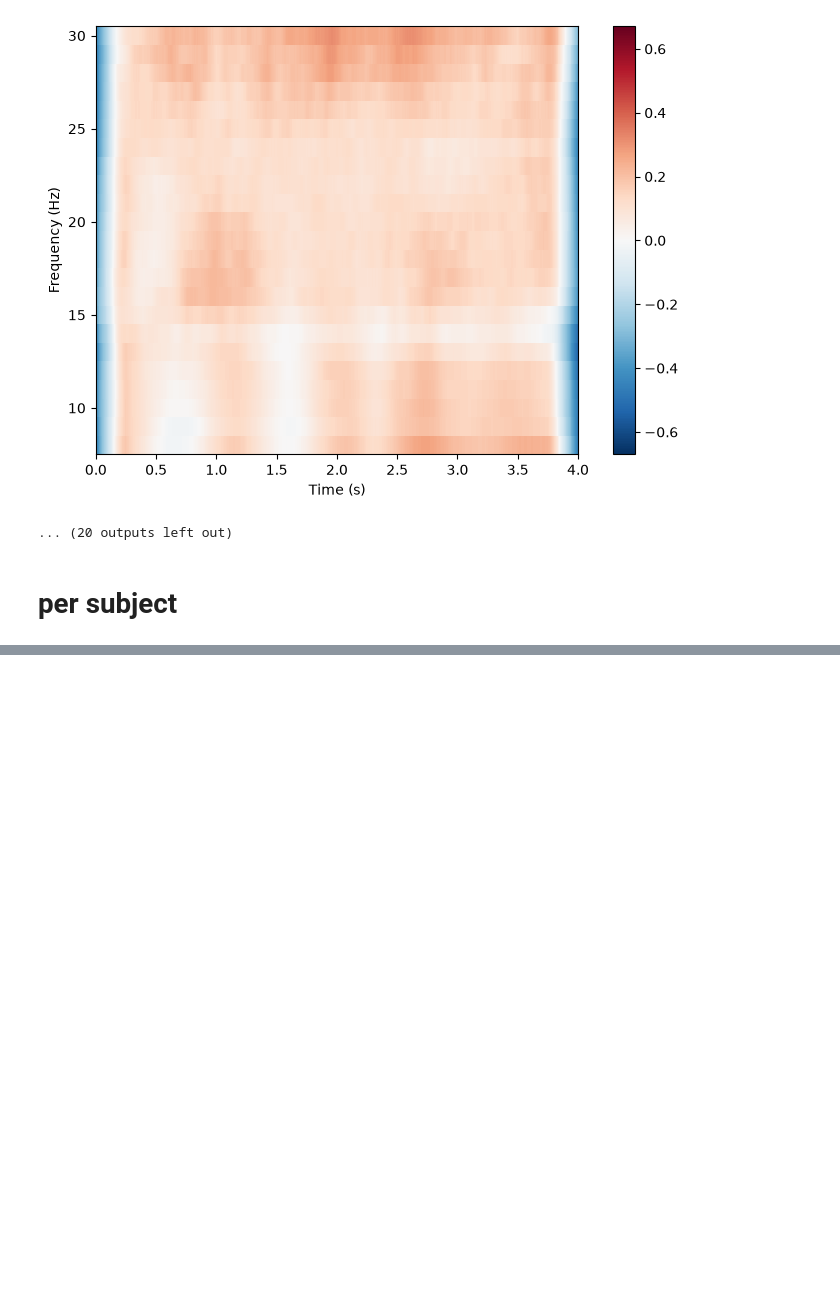
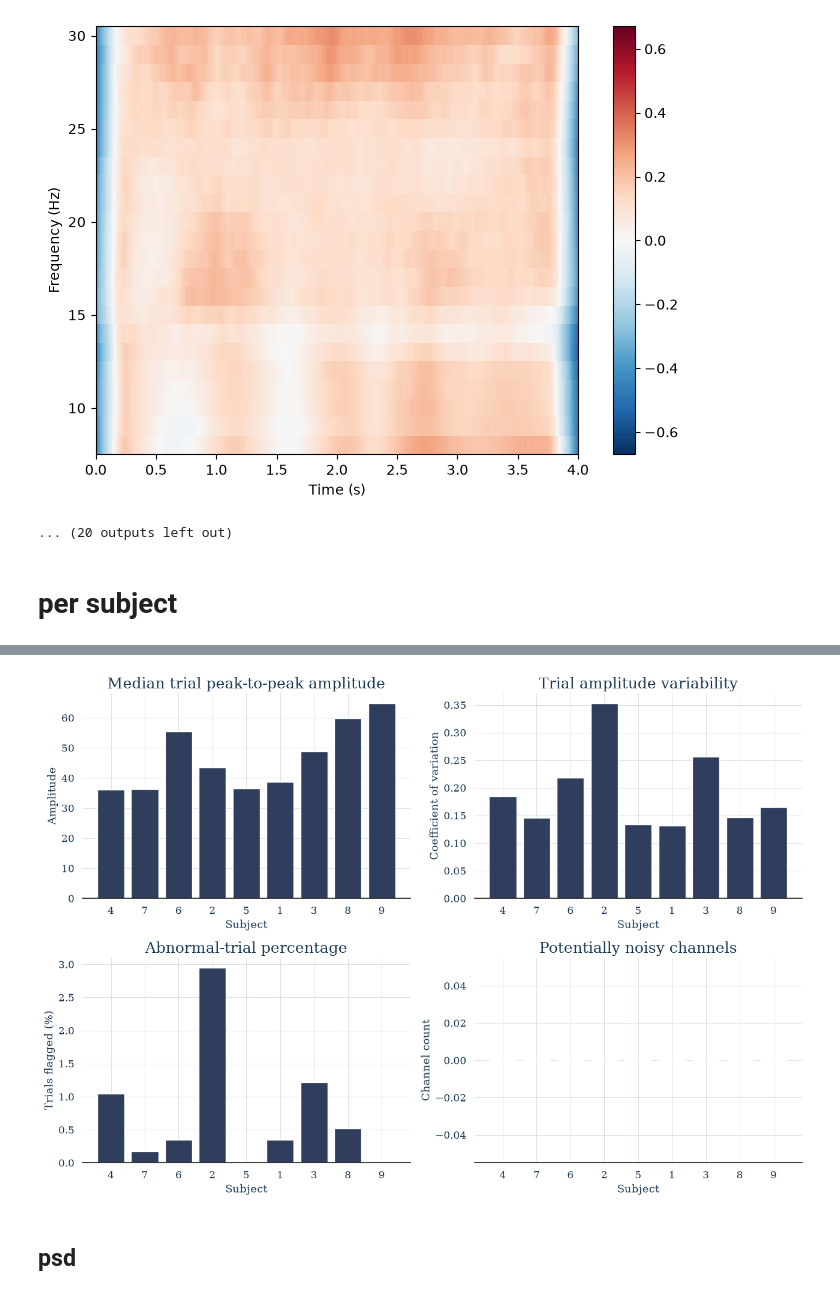
Before and after one commit to HindAlz/EEGMotorImagery-Classification, a Jupyter notebook: Code/17_Explain.ipynb, the cells around one changed output, grey strips where cells are left out. Drawn from its saved outputs; the diff is of its cells as text; code cells hidden in the pictures; blank space fills up the shorter version.

```diff
--- a/Code/17_Explain.ipynb
+++ b/Code/17_Explain.ipynb
@@ -481,0 +647,49 @@ NameError: name 'RESULTS' is not defined
+# %%
+fig, axes = plt.subplots(2, 2, figsize=(13, 9))
+
+axes[0, 0].bar(
+    quality_df["subject"].astype(str),
+    quality_df["median_trial_ptp"],
+)
+axes[0, 0].set_title("Median trial peak-to-peak amplitude")
+axes[0, 0].set_xlabel("Subject")
+axes[0, 0].set_ylabel("Amplitude")
+
+axes[0, 1].bar(
+    quality_df["subject"].astype(str),
+    quality_df["trial_ptp_cv"],
+)
+axes[0, 1].set_title("Trial amplitude variability")
+axes[0, 1].set_xlabel("Subject")
+axes[0, 1].set_ylabel("Coefficient of variation")
+
+axes[1, 0].bar(
+    quality_df["subject"].astype(str),
+    quality_df["bad_trial_fraction"] * 100,
+)
+axes[1, 0].set_title("Abnormal-trial percentage")
+axes[1, 0].set_xlabel("Subject")
+axes[1, 0].set_ylabel("Trials flagged (%)")
+
+axes[1, 1].bar(
+    quality_df["subject"].astype(str),
+    quality_df["noisy_channels"],
+)
+axes[1, 1].set_title("Potentially noisy channels")
+axes[1, 1].set_xlabel("Subject")
+axes[1, 1].set_ylabel("Channel count")
+
+for ax in axes.ravel():
+    ax.grid(axis="y", alpha=0.3)
+
+fig.tight_layout()
+fig.savefig(
+    OUTPUT_DIR / "basic_signal_quality.png",
+    dpi=300,
+    bbox_inches="tight",
+)
+plt.show()
+# %% [output]
+[figure, added]
+# %% [markdown]
+## psd
```
Also changed, not shown: parts of 20 cells of this notebook, 18 other files.
